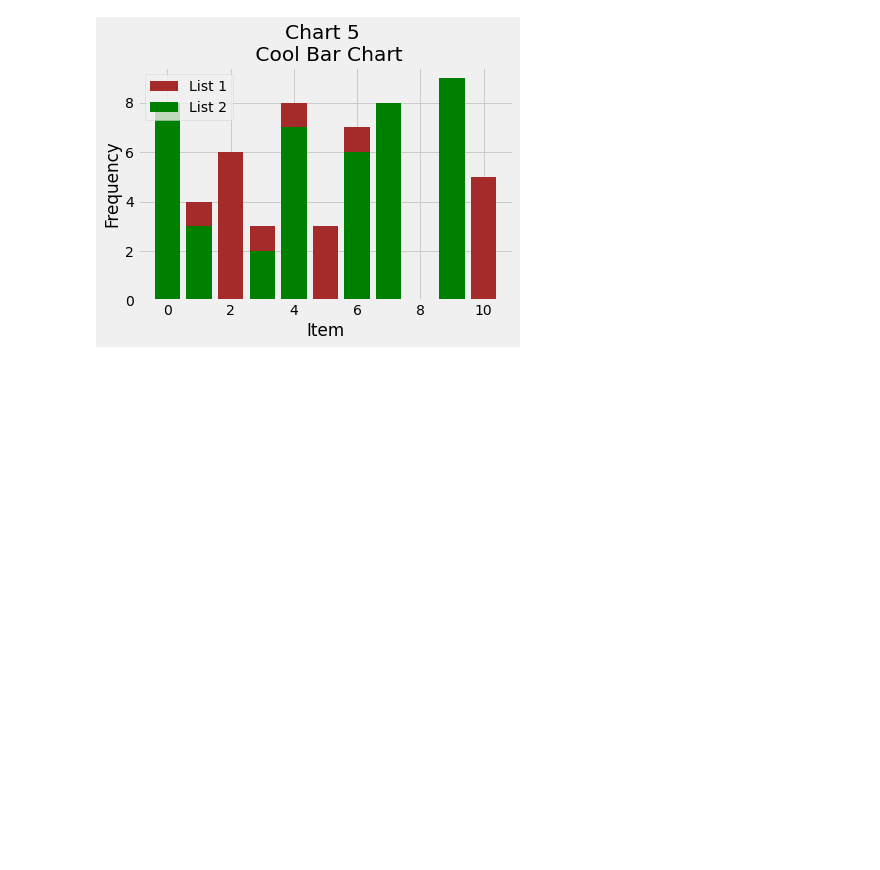
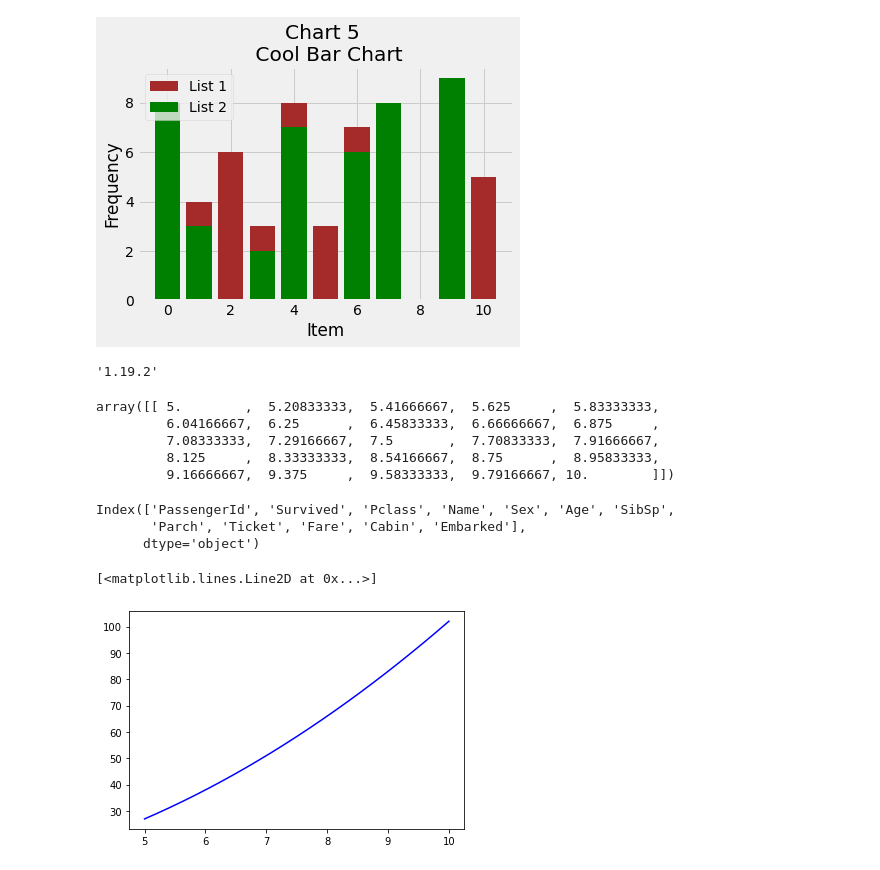
Before and after one commit to drissdunn/Data-Science, a Jupyter notebook: viz.ipynb, the cells around one changed output. Drawn from its saved outputs; the diff is of its cells as text; code cells hidden in the pictures; blank space fills up the shorter version.

```diff
--- a/viz.ipynb
+++ b/viz.ipynb
@@ -73,0 +75,26 @@ Text(0.5, 1.0, 'Chart 5 \n Cool Bar Chart')
+# %%
+pyl.__version__  #Version of the pylab been used
+# %% [output]
+'1.19.2'
+# %%
+x = np.linspace(5, 10, 25)
+y = x * x + 2
+
+np.array([x]).reshape(1, -1)
+# %% [output]
+array([[ 5.        ,  5.20833333,  5.41666667,  5.625     ,  5.83333333,
+         6.04166667,  6.25      ,  6.45833333,  6.66666667,  6.875     ,
+         7.08333333,  7.29166667,  7.5       ,  7.70833333,  7.91666667,
+         8.125     ,  8.33333333,  8.54166667,  8.75      ,  8.95833333,
+         9.16666667,  9.375     ,  9.58333333,  9.79166667, 10.        ]])
+# %%
+data.columns
+# %% [output]
+Index(['PassengerId', 'Survived', 'Pclass', 'Name', 'Sex', 'Age', 'SibSp',
+       'Parch', 'Ticket', 'Fare', 'Cabin', 'Embarked'],
+      dtype='object')
+# %%
+pyl.plot(x, y, color = 'b')
+# %% [output]
+[<matplotlib.lines.Line2D at 0x...>]
+[figure, added]
```
Also changed, not shown: parts of 5 cells of this notebook.
